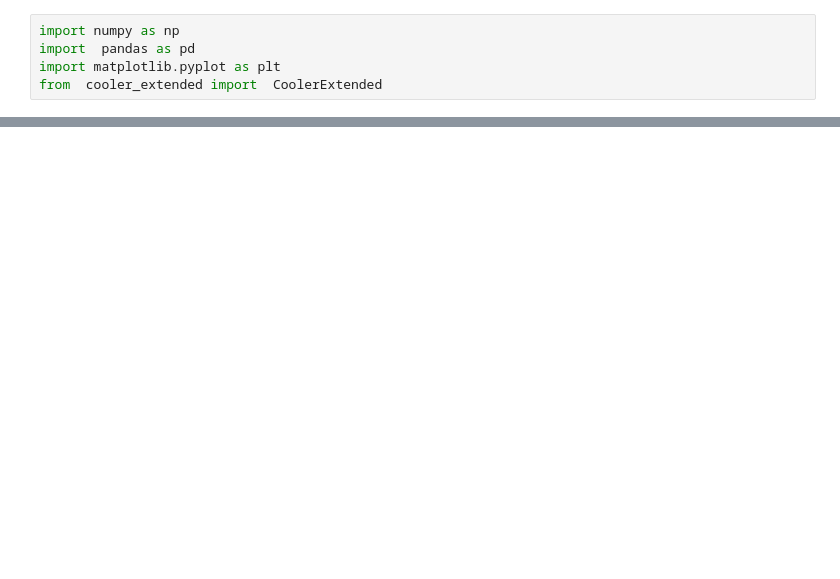
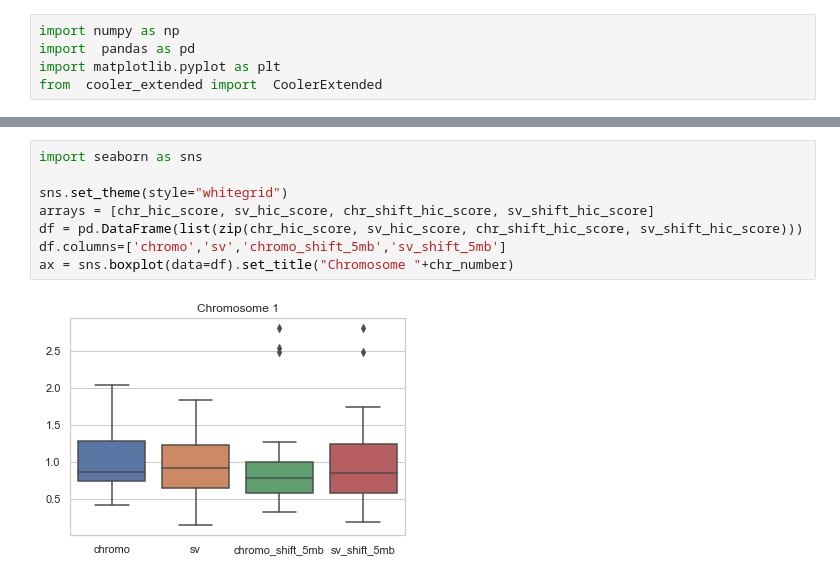
Before and after one commit to oxygen311/HIC, a Jupyter notebook: hic_transformations.ipynb, the cells around one changed output, grey strips where cells are left out. Drawn from its saved outputs; the diff is of its cells as text; blank space fills up the shorter version.

```diff
--- a/hic_transformations.ipynb
+++ b/hic_transformations.ipynb
@@ -32,0 +79,10 @@ plt.show()
+# %%
+import seaborn as sns
+
+sns.set_theme(style="whitegrid")
+arrays = [chr_hic_score, sv_hic_score, chr_shift_hic_score, sv_shift_hic_score]
+df = pd.DataFrame(list(zip(chr_hic_score, sv_hic_score, chr_shift_hic_score, sv_shift_hic_score)))
+df.columns=['chromo','sv','chromo_shift_5mb','sv_shift_5mb']
+ax = sns.boxplot(data=df).set_title("Chromosome "+chr_number)
+# %% [output]
+[figure, added]
```
Also changed, not shown: parts of 4 cells of this notebook.
